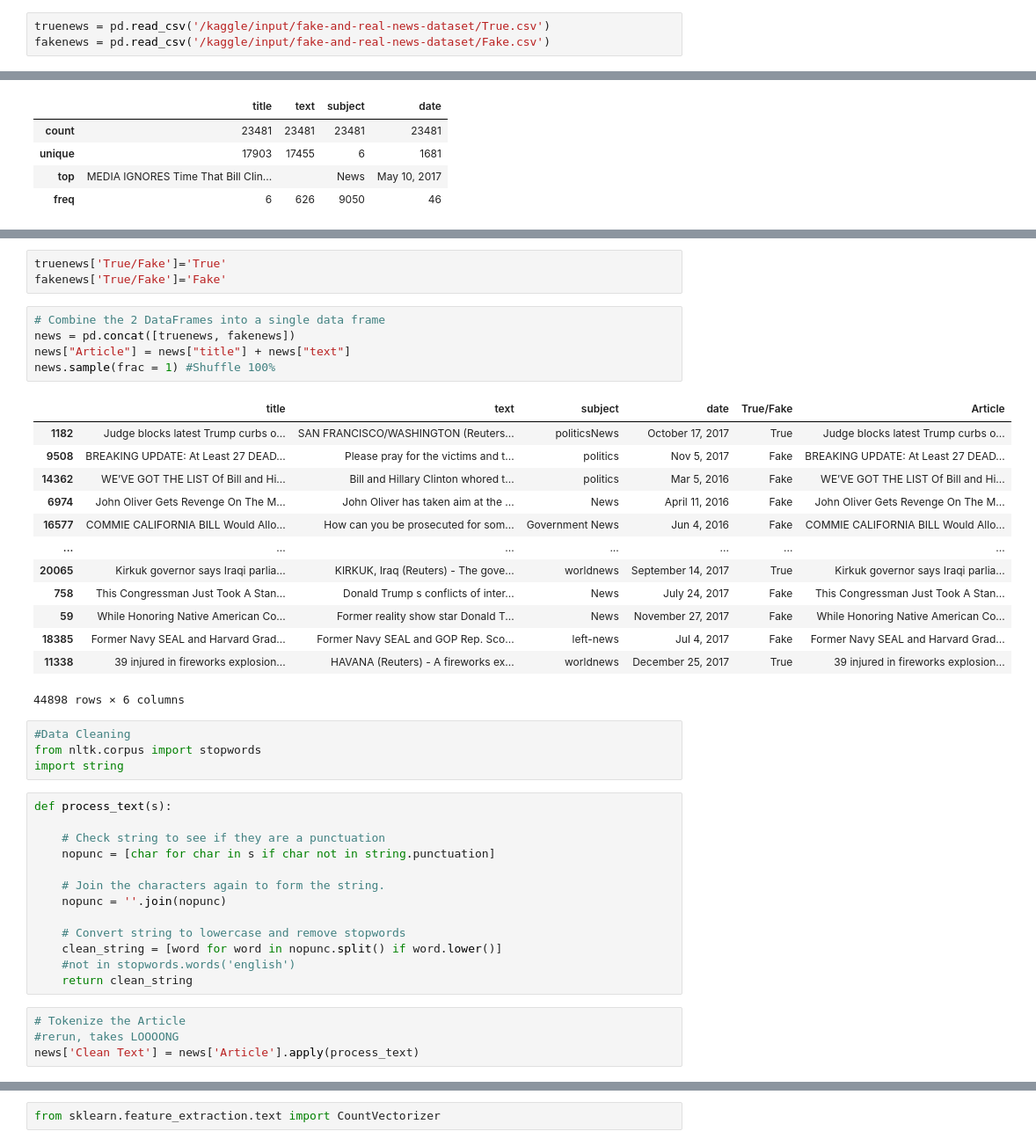
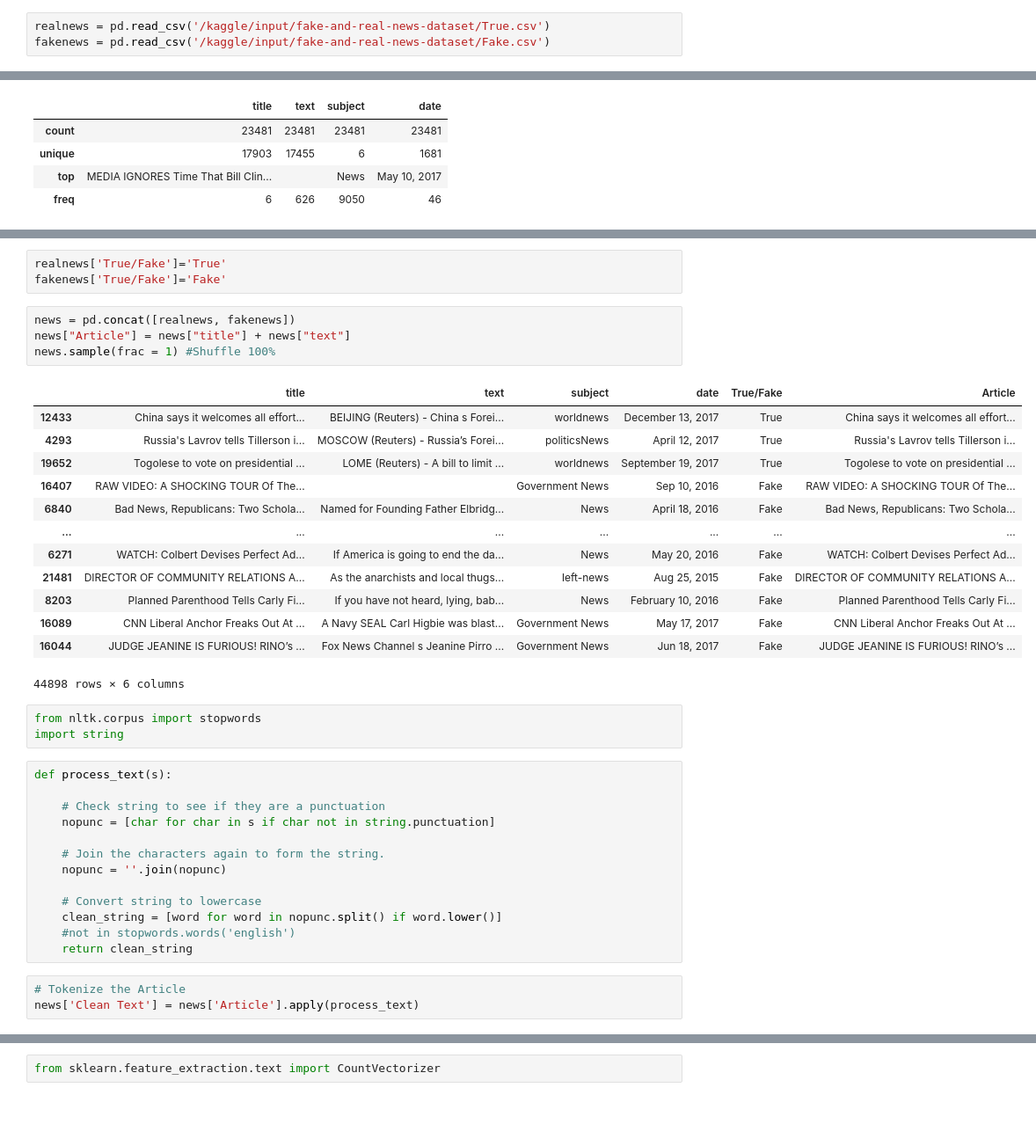
Before and after one commit to Jiyuu10/Project, a Jupyter notebook: detecting_fake_news.ipynb, the cells around one changed output, grey strips where cells are left out. Shown at 88% size. Saved outputs shown, nothing was run; the diff lists cells and outputs as text; blank space fills up the shorter version.

Commit message:
Kaggle Notebook | notebook61cd217aaa | Version 3

```diff
--- a/detecting_fake_news.ipynb
+++ b/detecting_fake_news.ipynb
@@ -27,7 +27,7 @@ for root, folders, filenames in os.walk('/kaggle/input'):
 /kaggle/input ['fake-and-real-news-dataset']
 /kaggle/input/fake-and-real-news-dataset []
 # %%
-truenews = pd.read_csv('/kaggle/input/fake-and-real-news-dataset/True.csv')
+realnews = pd.read_csv('/kaggle/input/fake-and-real-news-dataset/True.csv')
 fakenews = pd.read_csv('/kaggle/input/fake-and-real-news-dataset/Fake.csv')
 # %%
 fakenews.head()
@@ -64,29 +64,27 @@ truenews.describe()
 | top | Factbox: Trump fills top jobs for... | (Reuters) - Highlights for U.S. P... | politicsNews | December 20, 2017 |
 | freq | 14 | 8 | 11272 | 182 |
 # %%
-truenews['True/Fake']='True'
+realnews['True/Fake']='True'
 fakenews['True/Fake']='Fake'
 # %%
-# Combine the 2 DataFrames into a single data frame
-news = pd.concat([truenews, fakenews])
+news = pd.concat([realnews, fakenews])
 news["Article"] = news["title"] + news["text"]
 news.sample(frac = 1) #Shuffle 100%
 # %% [output]
 |  | title | text | subject | date | True/Fake | Article |
-| 1182 | Judge blocks latest Trump curbs o... | SAN FRANCISCO/WASHINGTON (Reuters... | politicsNews | October 17, 2017 | True | Judge blocks latest Trump curbs o... |
-| 9508 | BREAKING UPDATE: At Least 27 DEAD... | Please pray for the victims and t... | politics | Nov 5, 2017 | Fake | BREAKING UPDATE: At Least 27 DEAD... |
-| 14362 | WE’VE GOT THE LIST Of Bill and Hi... | Bill and Hillary Clinton whored t... | politics | Mar 5, 2016 | Fake | WE’VE GOT THE LIST Of Bill and Hi... |
-| 6974 | John Oliver Gets Revenge On The M... | John Oliver has taken aim at the ... | News | April 11, 2016 | Fake | John Oliver Gets Revenge On The M... |
-| 16577 | COMMIE CALIFORNIA BILL Would Allo... | How can you be prosecuted for som... | Government News | Jun 4, 2016 | Fake | COMMIE CALIFORNIA BILL Would Allo... |
+| 12433 | China says it welcomes all effort... | BEIJING (Reuters) - China s Forei... | worldnews | December 13, 2017 | True | China says it welcomes all effort... |
+| 4293 | Russia's Lavrov tells Tillerson i... | MOSCOW (Reuters) - Russia’s Forei... | politicsNews | April 12, 2017 | True | Russia's Lavrov tells Tillerson i... |
+| 19652 | Togolese to vote on presidential ... | LOME (Reuters) - A bill to limit ... | worldnews | September 19, 2017 | True | Togolese to vote on presidential ... |
+| 16407 | RAW VIDEO: A SHOCKING TOUR Of The... |  | Government News | Sep 10, 2016 | Fake | RAW VIDEO: A SHOCKING TOUR Of The... |
+| 6840 | Bad News, Republicans: Two Schola... | Named for Founding Father Elbridg... | News | April 18, 2016 | Fake | Bad News, Republicans: Two Schola... |
 | ... | ... | ... | ... | ... | ... | ... |
-| 20065 | Kirkuk governor says Iraqi parlia... | KIRKUK, Iraq (Reuters) - The gove... | worldnews | September 14, 2017 | True | Kirkuk governor says Iraqi parlia... |
-| 758 | This Congressman Just Took A Stan... | Donald Trump s conflicts of inter... | News | July 24, 2017 | Fake | This Congressman Just Took A Stan... |
-| 59 | While Honoring Native American Co... | Former reality show star Donald T... | News | November 27, 2017 | Fake | While Honoring Native American Co... |
-| 18385 | Former Navy SEAL and Harvard Grad... | Former Navy SEAL and GOP Rep. Sco... | left-news | Jul 4, 2017 | Fake | Former Navy SEAL and Harvard Grad... |
-| 11338 | 39 injured in fireworks explosion... | HAVANA (Reuters) - A fireworks ex... | worldnews | December 25, 2017 | True | 39 injured in fireworks explosion... |
+| 6271 | WATCH: Colbert Devises Perfect Ad... | If America is going to end the da... | News | May 20, 2016 | Fake | WATCH: Colbert Devises Perfect Ad... |
+| 21481 | DIRECTOR OF COMMUNITY RELATIONS A... | As the anarchists and local thugs... | left-news | Aug 25, 2015 | Fake | DIRECTOR OF COMMUNITY RELATIONS A... |
+| 8203 | Planned Parenthood Tells Carly Fi... | If you have not heard, lying, bab... | News | February 10, 2016 | Fake | Planned Parenthood Tells Carly Fi... |
+| 16089 | CNN Liberal Anchor Freaks Out At ... | A Navy SEAL Carl Higbie was blast... | Government News | May 17, 2017 | Fake | CNN Liberal Anchor Freaks Out At ... |
+| 16044 | JUDGE JEANINE IS FURIOUS! RINO’s ... | Fox News Channel s Jeanine Pirro ... | Government News | Jun 18, 2017 | Fake | JUDGE JEANINE IS FURIOUS! RINO’s ... |
 44898 rows × 6 columns
 # %%
-#Data Cleaning
 from nltk.corpus import stopwords
 import string
 # %%
@@ -98,13 +96,12 @@ def process_text(s):
     # Join the characters again to form the string.
     nopunc = ''.join(nopunc)
 
-    # Convert string to lowercase and remove stopwords
+    # Convert string to lowercase
     clean_string = [word for word in nopunc.split() if word.lower()]
     #not in stopwords.words('english')
     return clean_string
 # %%
 # Tokenize the Article
-#rerun, takes LOOOONG
 news['Clean Text'] = news['Article'].apply(process_text)
 # %%
 news.sample(5)
```
Also changed, not shown: parts of 9 cells of this notebook.
